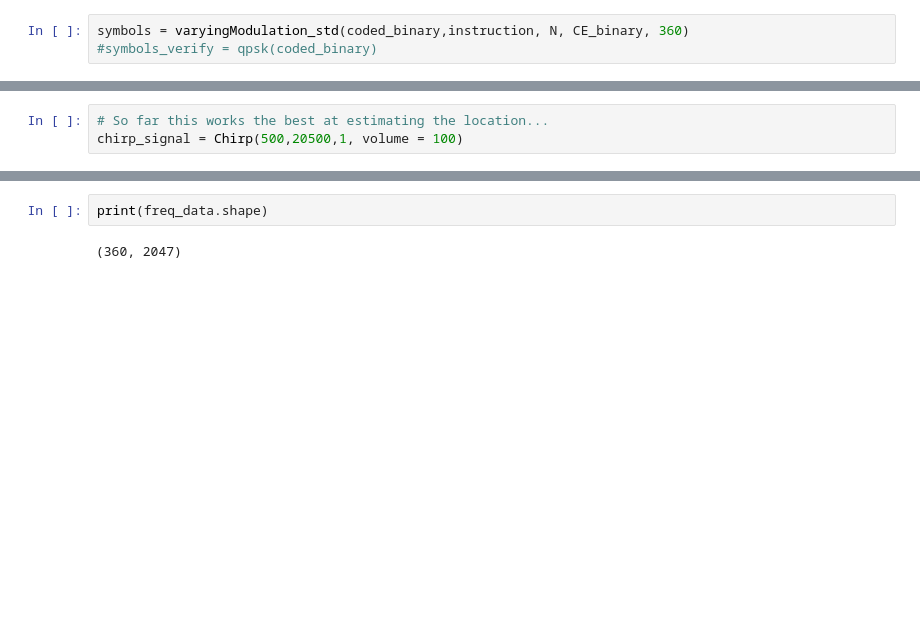
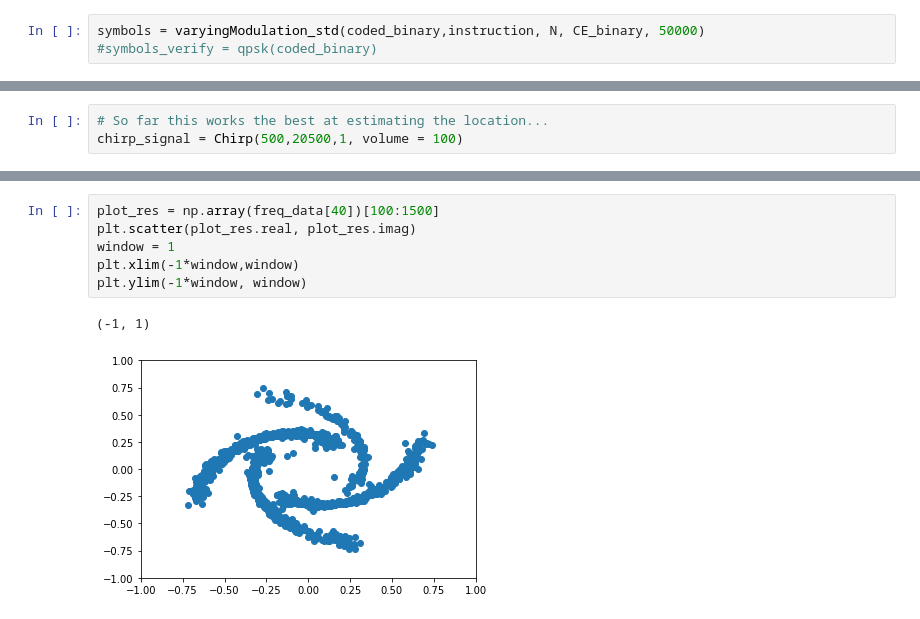
Before and after one commit to kaijunge/CleanNoise_GF3, a Jupyter notebook: Audio Modem 2.ipynb, the cells around one changed output, grey strips where cells are left out. Cells and saved outputs as stored; diff of their text form; blank space fills up the shorter version.

```diff
--- a/Audio Modem 2.ipynb
+++ b/Audio Modem 2.ipynb
@@ -35,4 +42,4 @@ plot_y(instruction)
 # %%
-symbols = varyingModulation_std(coded_binary,instruction, N, CE_binary, 360)
+symbols = varyingModulation_std(coded_binary,instruction, N, CE_binary, 50000)
 #symbols_verify = qpsk(coded_binary)
 # %% [output]
@@ -185,5 +194,10 @@ param  [-0.00766976 -0.00990209]
-# %%
-print(freq_data.shape)
-# %% [output]
-(360, 2047)
+# %%
+plot_res = np.array(freq_data[40])[100:1500]
+plt.scatter(plot_res.real, plot_res.imag)
+window = 1
+plt.xlim(-1*window,window)
+plt.ylim(-1*window, window)
+# %% [output]
+(-1, 1)
+[figure, added]
 # %%
```
Also changed, not shown: parts of 17 cells of this notebook, 3 other files.
